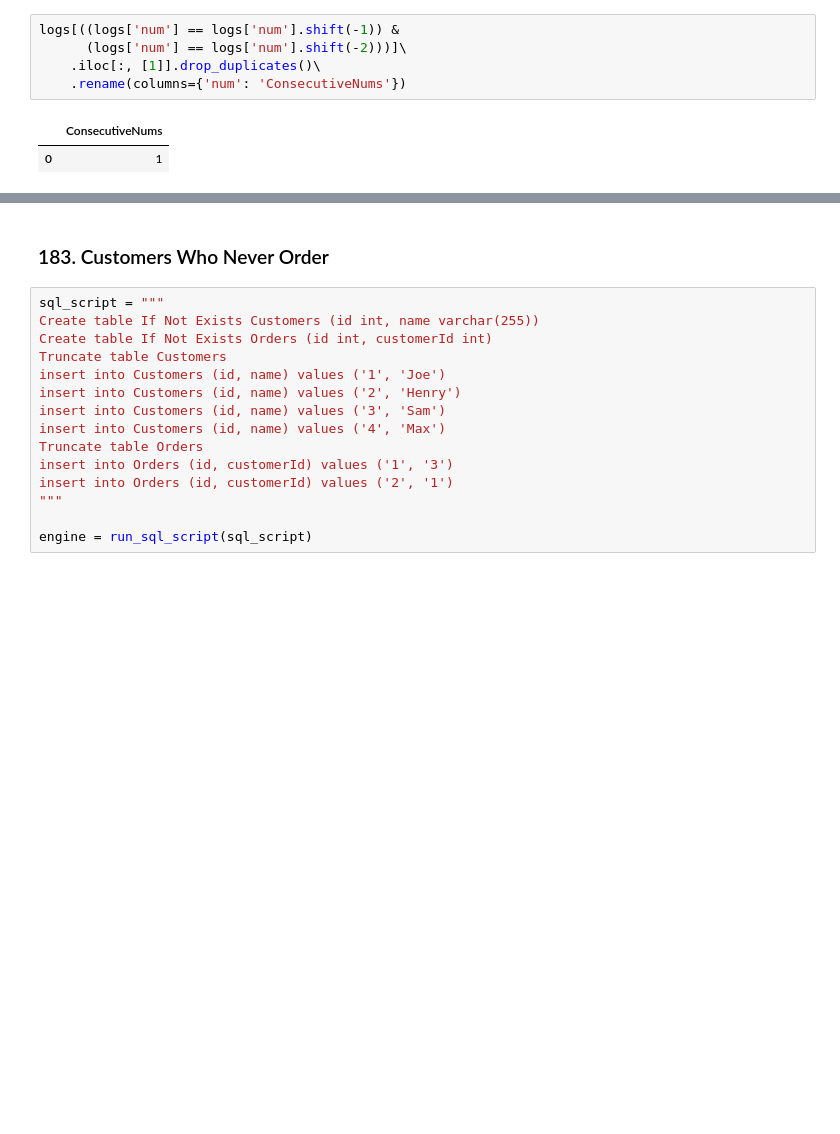
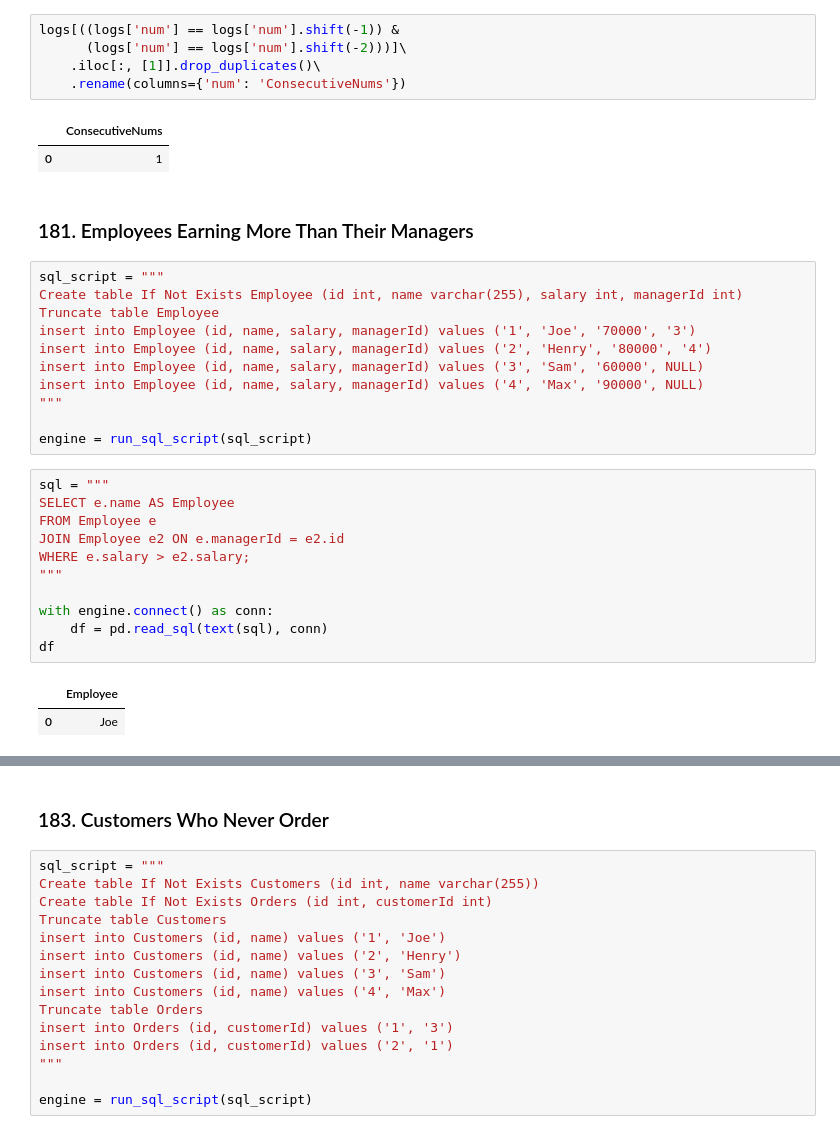
Before and after one commit to katie924/LeetCode-notes, a Jupyter notebook: notebooks/database.ipynb, the cells around one changed output, grey strips where cells are left out. Drawn from its saved outputs; the diff is of its cells as text; blank space fills up the shorter version.

Commit message:
Database: 181. Employees Earning More Than Their Managers

```diff
--- a/notebooks/database.ipynb
+++ b/notebooks/database.ipynb
@@ -198,3 +198,30 @@ logs[((logs['num'] == logs['num'].shift(-1)) &
 # %% [output]
 |  | ConsecutiveNums |
 | 0 | 1 |
+# %% [markdown]
+### 181. Employees Earning More Than Their Managers
+# %%
+sql_script = """
+Create table If Not Exists Employee (id int, name varchar(255), salary int, managerId int)
+Truncate table Employee
+insert into Employee (id, name, salary, managerId) values ('1', 'Joe', '70000', '3')
+insert into Employee (id, name, salary, managerId) values ('2', 'Henry', '80000', '4')
+insert into Employee (id, name, salary, managerId) values ('3', 'Sam', '60000', NULL)
+insert into Employee (id, name, salary, managerId) values ('4', 'Max', '90000', NULL)
+"""
+
+engine = run_sql_script(sql_script)
+# %%
+sql = """
+SELECT e.name AS Employee
+FROM Employee e
+JOIN Employee e2 ON e.managerId = e2.id
+WHERE e.salary > e2.salary;
+"""
+
+with engine.connect() as conn:
+    df = pd.read_sql(text(sql), conn)
+df
+# %% [output]
+|  | Employee |
+| 0 | Joe |
```
Also changed, not shown: parts of 1 cell of this notebook, 2 other files.
